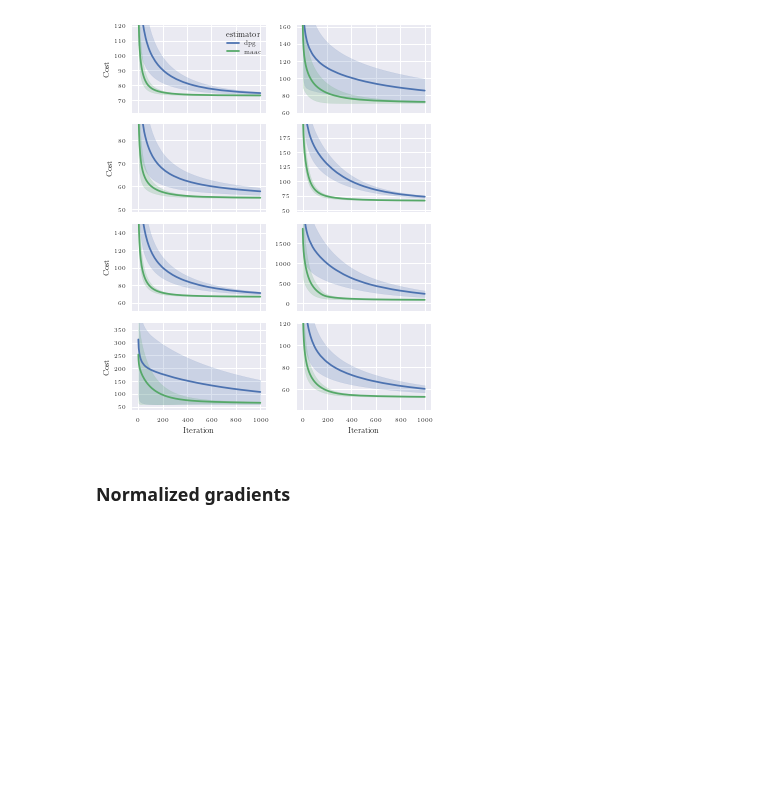
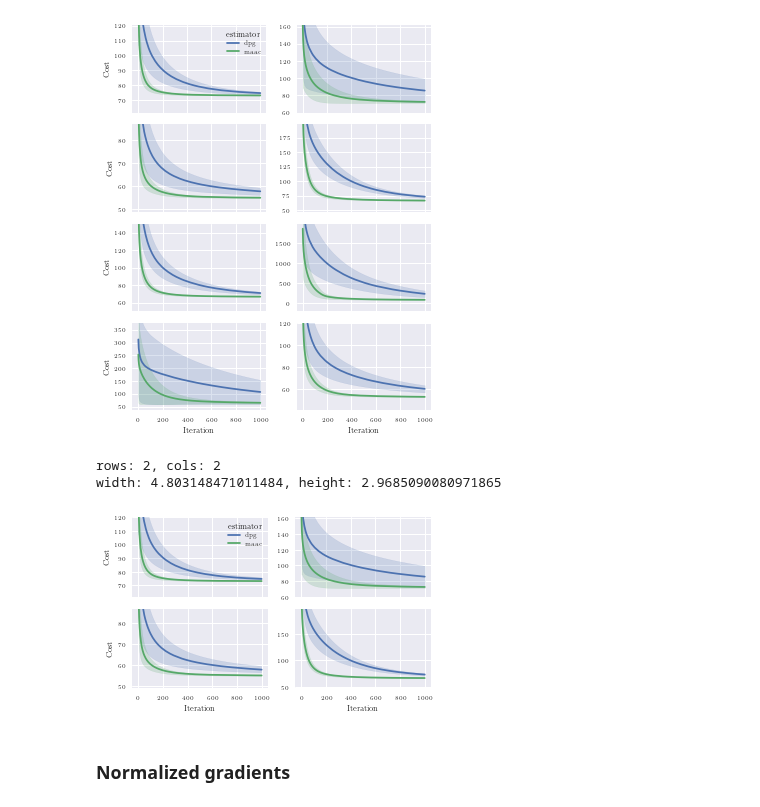
Before and after one commit to 0xangelo/LQSVG, a Jupyter notebook: experiments/dpg_vs_maac.ipynb, the cells around one changed output. Cells and saved outputs as stored; diff of their text form; code cells hidden in the pictures; blank space fills up the shorter version.

Commit message:
chore(experiments): update images
Signed-off-by: angelolovatto <angelolovatto@gmail.com>

```diff
--- a/experiments/dpg_vs_maac.ipynb
+++ b/experiments/dpg_vs_maac.ipynb
@@ -633,7 +633,6 @@ memory usage: 83.4+ MB
 HUE_ORDER = "dpg maac".split()
 # %%
 def learning_curves(data, ci="sd"):
-    data = data[~np.isin(data["env_seed"], (2, 7))]
     data = data.copy()
     data["Iteration"] = data["training_iteration"]
     data["Cost"] = -data["true_value"]
@@ -676,6 +677,17 @@ savefig(
 rows: 4, cols: 2
 width: 4.803148471011484, height: 5.937018016194373
 [figure]
+# %%
+savefig(
+    learning_curves(
+        OPTIMIZATION_DATA.query("normalize_svg == False & env_seed not in [2, 7, 5, 6, 8, 9]")
+    ),
+    "unnormalized_svg_optimization_short",
+)
+# %% [output]
+rows: 2, cols: 2
+width: 4.803148471011484, height: 2.9685090080971865
+[figure, added]
 # %% [markdown]
 ### Normalized gradients
 # %%
```
Also changed, not shown: parts of 5 cells of this notebook, 8 other files.
